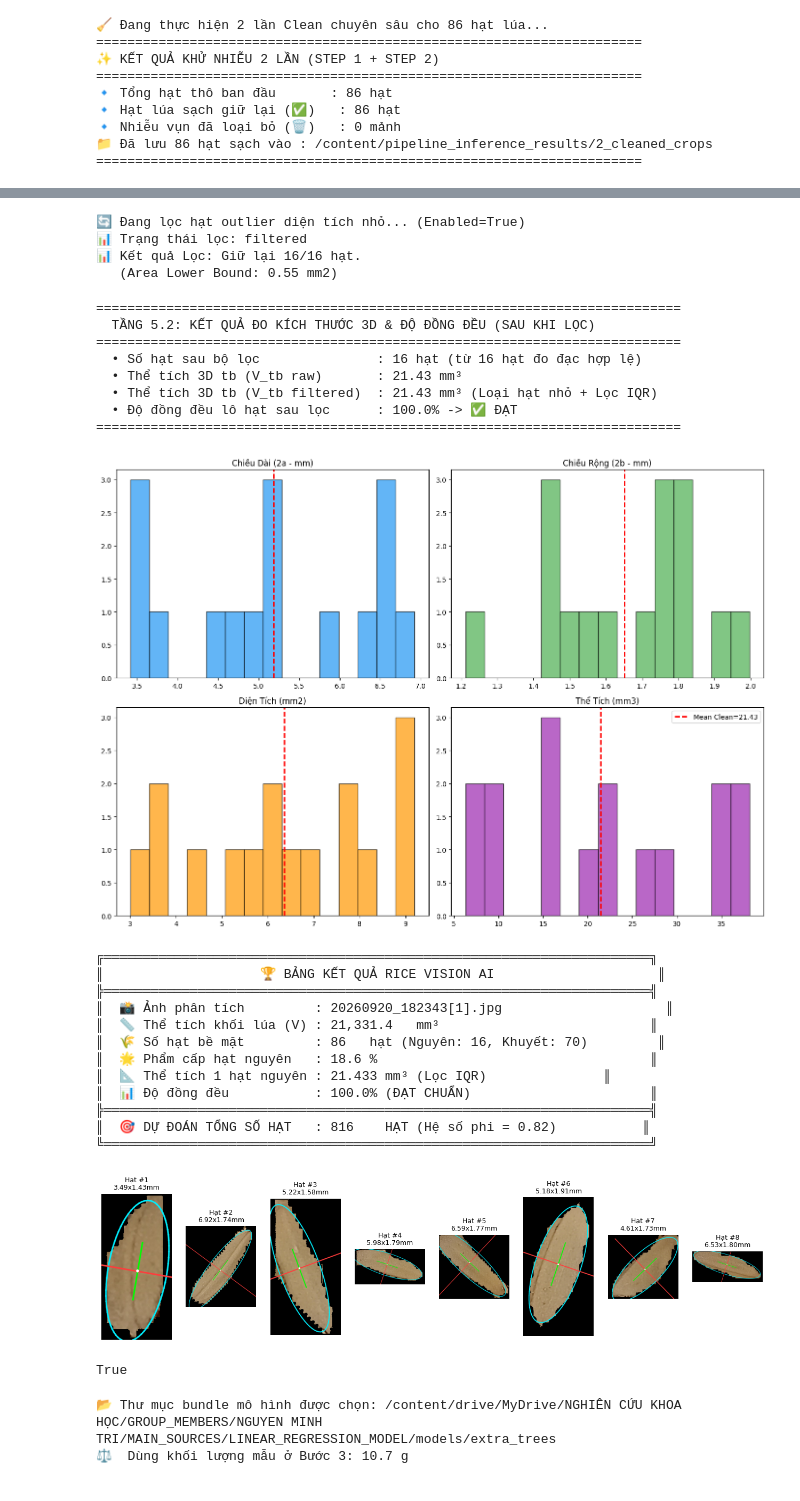
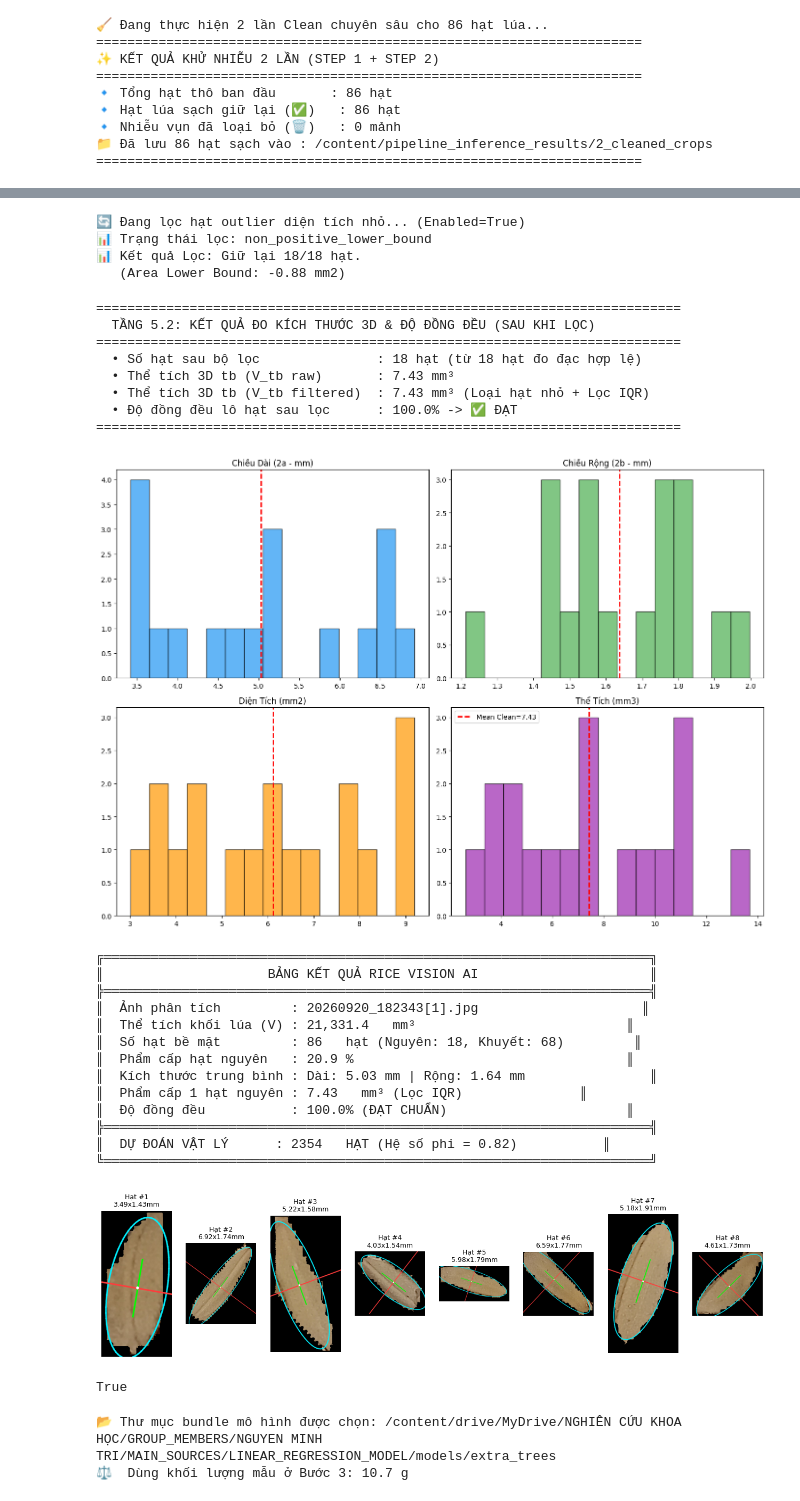
Before and after one commit to NguyenMinhTri24072005/Research-RICAI, a Jupyter notebook: CODE/RICE_VISION_MAIN_PIPELINE.ipynb, the cells around one changed output, grey strips where cells are left out. Drawn from its saved outputs; the diff is of its cells as text; code cells hidden in the pictures.

```diff
--- a/CODE/RICE_VISION_MAIN_PIPELINE.ipynb
+++ b/CODE/RICE_VISION_MAIN_PIPELINE.ipynb
@@ -174,7 +174,7 @@ INPUT_WEIGHT_G        = 10.7   # Cân nặng mẫu (g); nhập một lần tại
 PACKING_FRACTION      = 0.82    # Hệ số chèn lấp khối lúa (~0.80 - 0.85)
 if not (0.80 <= PACKING_FRACTION <= 0.85):
     raise ValueError(f"PACKING_FRACTION={PACKING_FRACTION} không hợp lệ! Phải nằm trong khoảng 0.80-0.85")
-CONF_THRESHOLD_NGUYEN = 0.8    # Ngưỡng xác suất để công nhận là Hạt Nguyên (0.50 - 0.70)
+CONF_THRESHOLD_NGUYEN = 0.7    # Ngưỡng xác suất để công nhận là Hạt Nguyên (0.50 - 0.70)
 
 # 4. BỘ THAM SỐ 2 LẦN CLEAN (KHỬ NHIỄU DÍNH & CÔ LẬP HẠT)
 CLEAN_PARAMS_STEP1 = {
@@ -187,7 +187,7 @@ CLEAN_PARAMS_STEP1 = {
 }
 
 CLEAN_PARAMS_STEP2 = {
-    "open_ksize": 2,
+    "open_ksize": 3,
     "min_neck_ratio": 0.15,
     "min_area": 25,
     "centrality_weight": 2.2,
@@ -218,7 +218,7 @@ print("=" * 70)
 # 6. CẤU HÌNH BỘ LỌC KÍCH THƯỚC (OUTLIER BÉ)
 ENABLE_SIZE_FILTER = True
 SIZE_FILTER_K = 1.5
-SIZE_FILTER_MIN_SAMPLES = 5
+SIZE_FILTER_MIN_SAMPLES = 8
 # %% [output]
 ======================================================================
 🖼️  Ảnh phân tích      : /content/20260920_182343[1].jpg
@@ -601,9 +601,9 @@ if rejected_records:
         plt.show()
 # %% [output]
 🔄 Đang lọc hạt outlier diện tích nhỏ... (Enabled=True)
-📊 Trạng thái lọc: filtered
-📊 Kết quả Lọc: Giữ lại 16/16 hạt.
-   (Area Lower Bound: 0.55 mm2)
+📊 Trạng thái lọc: non_positive_lower_bound
+📊 Kết quả Lọc: Giữ lại 18/18 hạt.
+   (Area Lower Bound: -0.88 mm2)
 # %%
 # ==============================================================================
 # BƯỚC 8.2: TẦNG 5.2 — GRAIN_PHYSICAL_STATISTICS (TỔNG HỢP VÀ DỰ ĐOÁN VẬT LÝ)
@@ -665,24 +665,30 @@ else:
 ===========================================================================
   TẦNG 5.2: KẾT QUẢ ĐO KÍCH THƯỚC 3D & ĐỘ ĐỒNG ĐỀU (SAU KHI LỌC)
 ===========================================================================
-  • Số hạt sau bộ lọc               : 16 hạt (từ 16 hạt đo đạc hợp lệ)
-  • Thể tích 3D tb (V_tb raw)       : 21.43 mm³
-  • Thể tích 3D tb (V_tb filtered)  : 21.43 mm³ (Loại hạt nhỏ + Lọc IQR)
+  • Số hạt sau bộ lọc               : 18 hạt (từ 18 hạt đo đạc hợp lệ)
+  • Thể tích 3D tb (V_tb raw)       : 7.43 mm³
+  • Thể tích 3D tb (V_tb filtered)  : 7.43 mm³ (Loại hạt nhỏ + Lọc IQR)
   • Độ đồng đều lô hạt sau lọc      : 100.0% -> ✅ ĐẠT
 ===========================================================================
-[figure, old version]
+[figure, new version]
 # %%
 print("╔" + "═" * 70 + "╗")
-print("║" + "🏆 BẢNG KẾT QUẢ RICE VISION AI".center(70) + "║")
+print("║" + "BẢNG KẾT QUẢ RICE VISION AI".center(70) + "║")
 print("╠" + "═" * 70 + "╣")
-print(f"║  📸 Ảnh phân tích         : {os.path.basename(IMAGE_PATH):<42} ║")
-print(f"║  📏 Thể tích khối lúa (V) : {bulk_volume_mm3:<10,.1f} mm³                           ║")
-print(f"║  🌾 Số hạt bề mặt         : {len(cleaned_grains):<4} hạt (Nguyên: {len(whole_grains)}, Khuyết: {len(defective_grains)})         ║")
-print(f"║  🌟 Phẩm cấp hạt nguyên   : {whole_ratio:<5.1f}%                                   ║")
-print(f"║  📐 Thể tích 1 hạt nguyên : {str(mean_whole_grain_vol):<6} mm³ (Lọc IQR)               ║")
-print(f"║  📊 Độ đồng đều           : {uniformity_res['uniformity_rate_pct']:<5.1f}% ({'ĐẠT CHUẨN' if uniformity_res['is_uniform'] else 'CHƯA ĐẠT'})                       ║")
+print(f"║  Ảnh phân tích         : {os.path.basename(IMAGE_PATH):<42} ║")
+print(f"║  Thể tích khối lúa (V) : {bulk_volume_mm3:<10,.1f} mm³                           ║")
+print(f"║  Số hạt bề mặt         : {len(cleaned_grains):<4} hạt (Nguyên: {len(whole_grains)}, Khuyết: {len(defective_grains)})         ║")
+print(f"║  Phẩm cấp hạt nguyên   : {whole_ratio:<5.1f}%                                   ║")
+
+# Tính thêm trung bình độ dài và độ rộng
+mean_length = np.mean([r["length_mm_2a"] for r in filtered_whole_records]) if filtered_whole_records else 0.0
+mean_width = np.mean([r["width_mm_2b"] for r in filtered_whole_records]) if filtered_whole_records else 0.0
+
+print(f"║  Kích thước trung bình : Dài: {mean_length:.2f} mm | Rộng: {mean_width:.2f} mm                ║")
+print(f"║  Phẩm cấp 1 hạt nguyên : {str(mean_whole_grain_vol):<6} mm³ (Lọc IQR)               ║")
+print(f"║  Độ đồng đều           : {uniformity_res["uniformity_rate_pct"]:<5.1f}% ({'ĐẠT CHUẨN' if uniformity_res["is_uniform"] else 'CHƯA ĐẠT'})                       ║")
 print("╠" + "═" * 70 + "╣")
-print(f"║  🎯 DỰ ĐOÁN TỔNG SỐ HẠT   : {str(estimated_seed_count):<6} HẠT (Hệ số phi = {PACKING_FRACTION})           ║")
+print(f"║  DỰ ĐOÁN VẬT LÝ      : {str(estimated_seed_count):<6} HẠT (Hệ số phi = {PACKING_FRACTION})           ║")
 print("╚" + "═" * 70 + "╝")
 
 summary_df = pd.DataFrame([{
@@ -691,42 +697,43 @@ summary_df = pd.DataFrame([{
     "whole_grains": len(whole_grains),
     "estimated_seed_count": estimated_seed_count
 }])
 summary_csv_path = os.path.join(OUTPUT_REPORT_DIR, "final_summary_report.csv")
 summary_df.to_csv(summary_csv_path, index=False, encoding="utf-8-sig")
 
 if filtered_whole_grain_metrics_list:
     num_show = min(8, len(filtered_whole_grain_metrics_list))
     plt.figure(figsize=(16, 4.5))
     for i in range(num_show):
         plt.subplot(1, num_show, i + 1)
         m = filtered_whole_grain_metrics_list[i]
         vis_g = draw_grain_ellipse_overlay(grains_to_measure_3d[i]["crop_rgba"], m)
         plt.imshow(vis_g)
         plt.title(f"Hạt #{i+1}\n{m['length_mm']:.2f}x{m['width_mm']:.2f}mm", fontsize=9)
         plt.axis('off')
     plt.show()
 
 img_raw = cv2.imread(IMAGE_PATH)
 img_vis = img_raw.copy() if img_raw is not None else container_info["overlay_bgr"].copy()
 for grain in (all_classified_grains if 'all_classified_grains' in locals() else cleaned_grains):
     x1, y1, x2, y2 = map(int, grain.get('global_bbox', grain['bbox']))
     color = (0, 220, 0) if grain.get('predicted_label') == "hat_nguyen" else (0, 0, 230)
     cv2.rectangle(img_vis, (x1, y1), (x2, y2), color, 2)
 cv2.imwrite(os.path.join(OUTPUT_DIR, "6_full_detection_result.jpg"), img_vis)
 # %% [output]
 ╔══════════════════════════════════════════════════════════════════════╗
-║                    🏆 BẢNG KẾT QUẢ RICE VISION AI                     ║
+║                     BẢNG KẾT QUẢ RICE VISION AI                      ║
 ╠══════════════════════════════════════════════════════════════════════╣
-║  📸 Ảnh phân tích         : 20260920_182343[1].jpg                     ║
-║  📏 Thể tích khối lúa (V) : 21,331.4   mm³                           ║
-║  🌾 Số hạt bề mặt         : 86   hạt (Nguyên: 16, Khuyết: 70)         ║
-║  🌟 Phẩm cấp hạt nguyên   : 18.6 %                                   ║
-║  📐 Thể tích 1 hạt nguyên : 21.433 mm³ (Lọc IQR)               ║
-║  📊 Độ đồng đều           : 100.0% (ĐẠT CHUẨN)                       ║
+║  Ảnh phân tích         : 20260920_182343[1].jpg                     ║
+║  Thể tích khối lúa (V) : 21,331.4   mm³                           ║
+║  Số hạt bề mặt         : 86   hạt (Nguyên: 18, Khuyết: 68)         ║
+║  Phẩm cấp hạt nguyên   : 20.9 %                                   ║
+║  Kích thước trung bình : Dài: 5.03 mm | Rộng: 1.64 mm                ║
+║  Phẩm cấp 1 hạt nguyên : 7.43   mm³ (Lọc IQR)               ║
+║  Độ đồng đều           : 100.0% (ĐẠT CHUẨN)                       ║
 ╠══════════════════════════════════════════════════════════════════════╣
-║  🎯 DỰ ĐOÁN TỔNG SỐ HẠT   : 816    HẠT (Hệ số phi = 0.82)           ║
+║  DỰ ĐOÁN VẬT LÝ      : 2354   HẠT (Hệ số phi = 0.82)           ║
 ╚══════════════════════════════════════════════════════════════════════╝
-[figure, old version]
+[figure, new version]
 True
 # %%
 # ==============================================================================
```
Also changed, not shown: parts of 5 cells of this notebook, 13 other files.
